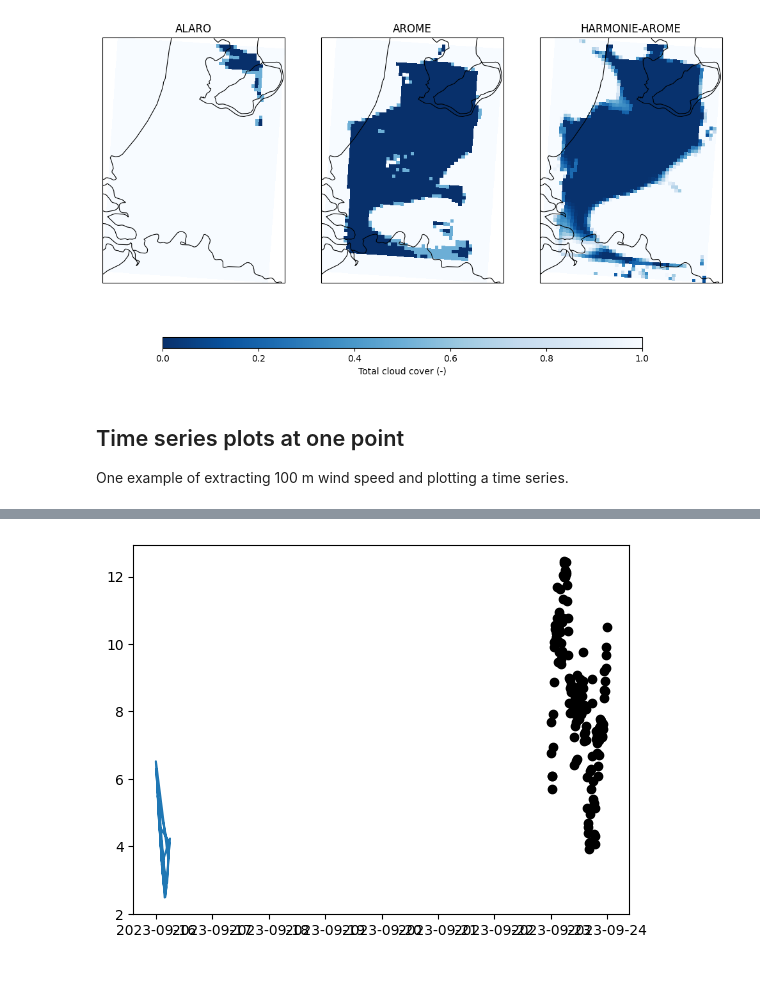
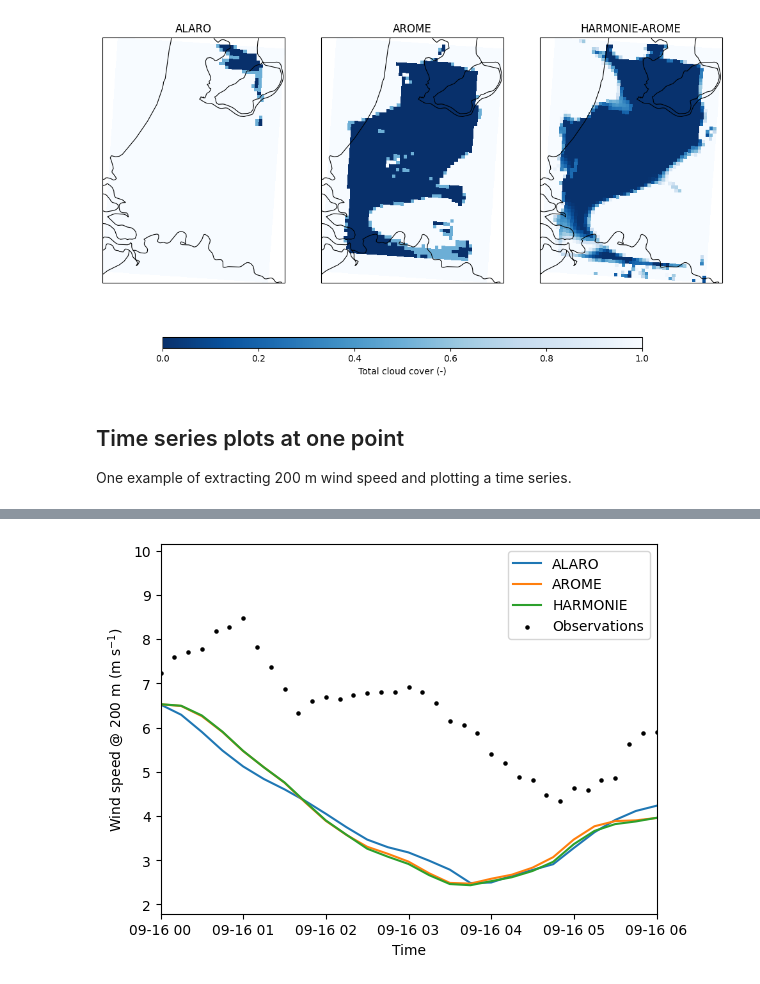
Before and after one commit to destination-earth-digital-twins/DE330_Training_2024, a Jupyter notebook: Exercises/Plot/basic_2Dplots.ipynb, the cells around one changed output, grey strips where cells are left out. Saved outputs shown, nothing was run; the diff lists cells and outputs as text; code cells hidden in the pictures.

Commit message:
add plotting of timeseries

```diff
--- a/Exercises/Plot/basic_2Dplots.ipynb
+++ b/Exercises/Plot/basic_2Dplots.ipynb
@@ -131,7 +131,7 @@ cbar=fig.colorbar(im2, cax=cbar_ax,orientation='horizontal',label='Total cloud c
 [figure]
 # %% [markdown]
 ## Time series plots at one point
-One example of extracting 100 m wind speed and plotting a time series.
+One example of extracting 200 m wind speed and plotting a time series.
 # %%
 # select a latitude and longitude of the point to extract
 lat_sel = 51.971  # Cabauw
@@ -176,15 +175,19 @@ time = f100_alar.valid_time
 # %%
-#### ...maybe get some obs if you have them....####
+#### ...maybe get some observations if you have them....####
 obs = True
 if obs:
-    cabauw = xr.open_dataset('data/cesar_tower_meteo_la1_t10_v1.2_20230923.nc') ## unvalidated cabauw data
+    cabauw = xr.open_dataset('data/cesar_tower_meteo_la1_t10_v1.2_20230916.nc') ## unvalidated cabauw data
     cabauw_200m = cabauw.sel(z=200.)
 # %%
 ##### plot time series #######
-
-print(cabauw.time,time)
 plt.figure()
-plt.plot(time,u100_alar_cabauw)
+plt.plot(time,u200_alar_cabauw,label='ALARO')
+plt.plot(time,u200_arom_cabauw,label='AROME')
+plt.plot(time,u200_harm_cabauw,label='HARMONIE')
 if obs:
-    plt.scatter(cabauw.time,cabauw_200m.F,c='k')
+    plt.scatter(cabauw.time,cabauw_200m.F,c='k',s=5,label='Observations')
+plt.xlim(min(time),max(time))
+plt.legend()
+plt.xlabel('Time')
+plt.ylabel(r'Wind speed @ 200 m (m s$^{-1}$)')
 # %% [output]
@@ -208 +195 @@ Attributes:
-[figure, old version]
+[figure, new version]
```
Also changed, not shown: parts of 3 cells of this notebook.
